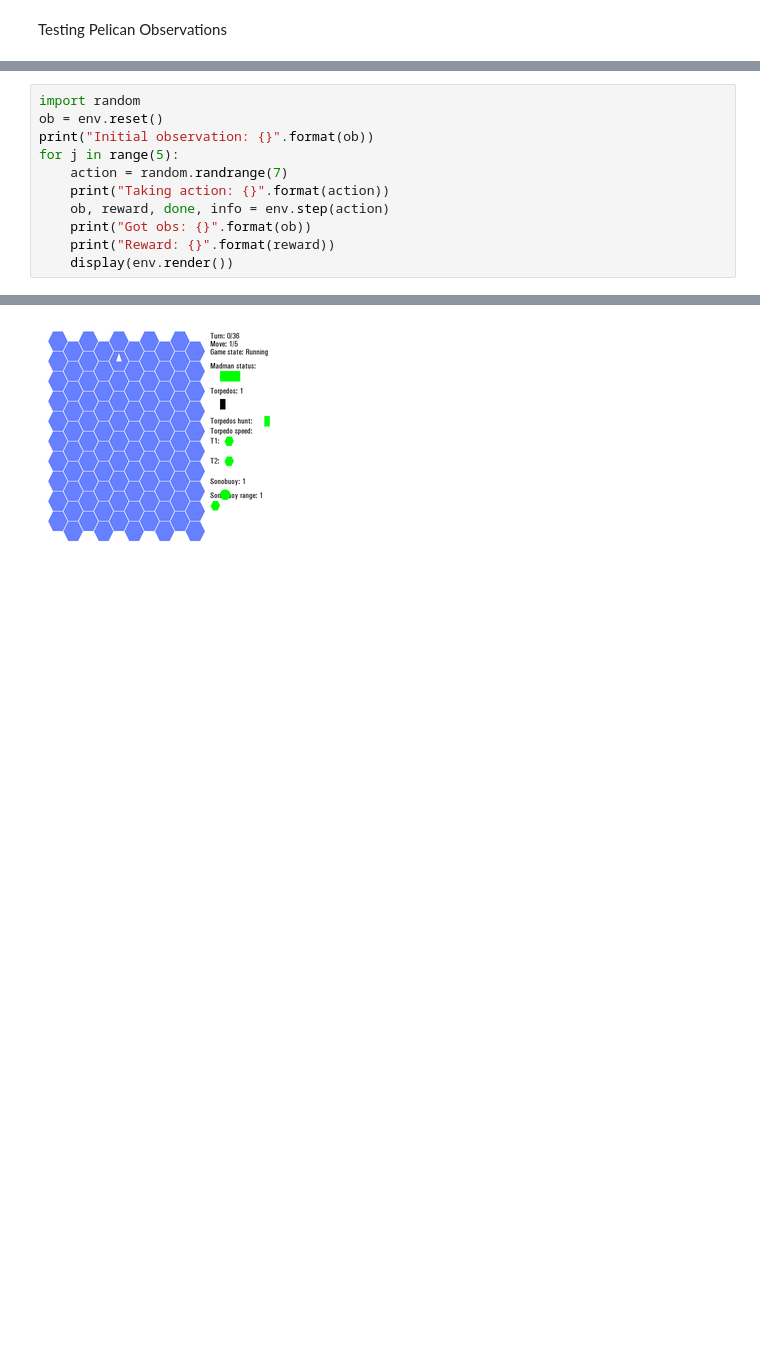
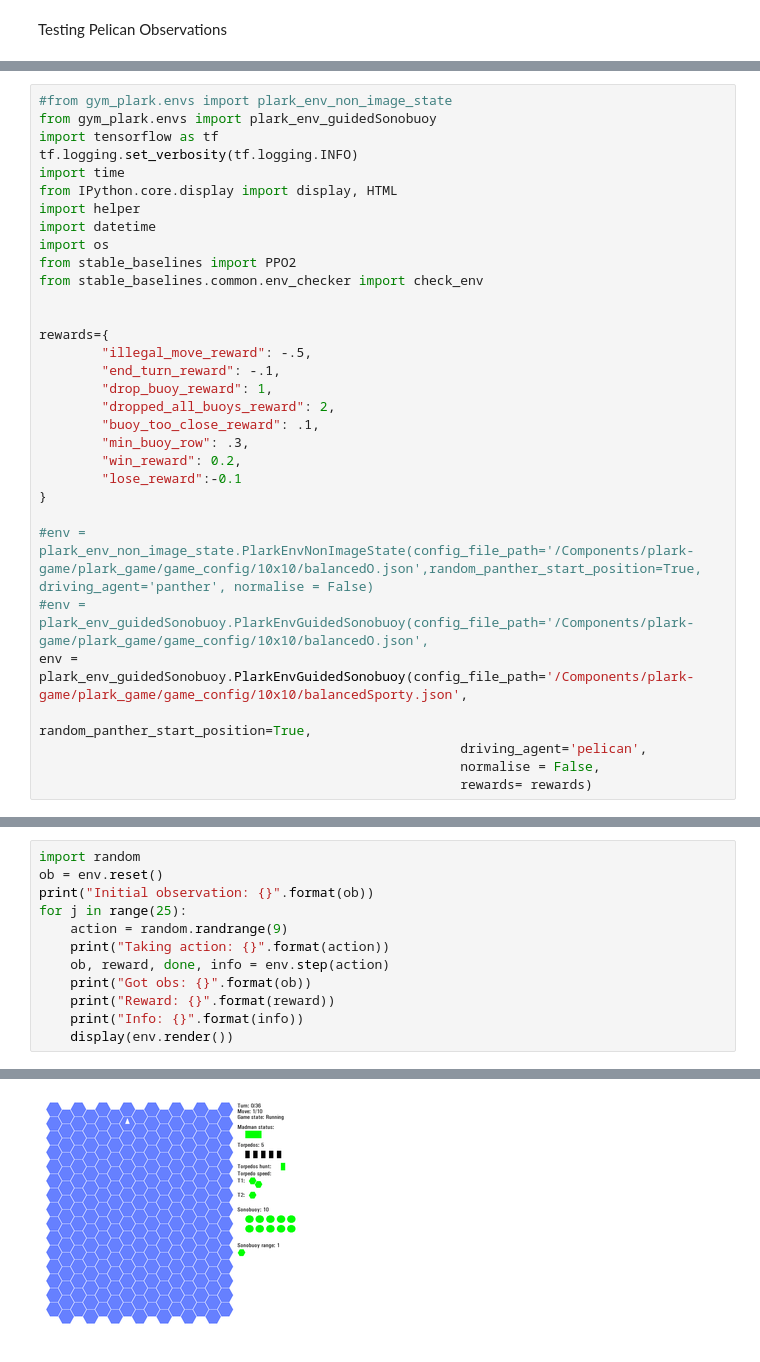
Before and after one commit to oruburos/plark_ai_public, a Jupyter notebook: Components/agent-training/agent_training/TestPelicanObservations.ipynb, the cells around one changed output, grey strips where cells are left out. Drawn from its saved outputs; the diff is of its cells as text; blank space fills up the shorter version.

```diff
--- a/Components/agent-training/agent_training/TestPelicanObservations.ipynb
+++ b/Components/agent-training/agent_training/TestPelicanObservations.ipynb
@@ -16,0 +3,32 @@ current size obs_shape : 7
+# %%
+#from gym_plark.envs import plark_env_non_image_state
+from gym_plark.envs import plark_env_guidedSonobuoy
+import tensorflow as tf
+tf.logging.set_verbosity(tf.logging.INFO)
+import time
+from IPython.core.display import display, HTML
+import helper
+import datetime
+import os
+from stable_baselines import PPO2
+from stable_baselines.common.env_checker import check_env
+
+
+rewards={
+        "illegal_move_reward": -.5,
+        "end_turn_reward": -.1,
+        "drop_buoy_reward": 1,
+        "dropped_all_buoys_reward": 2,
+        "buoy_too_close_reward": .1,
+        "min_buoy_row": .3,
+        "win_reward": 0.2,
+        "lose_reward":-0.1
+}
+
+#env = plark_env_non_image_state.PlarkEnvNonImageState(config_file_path='/Components/plark-game/plark_game/game_config/10x10/balancedO.json',random_panther_start_position=True,  driving_agent='panther', normalise = False)
+#env = plark_env_guidedSonobuoy.PlarkEnvGuidedSonobuoy(config_file_path='/Components/plark-game/plark_game/game_config/10x10/balancedO.json',
+env = plark_env_guidedSonobuoy.PlarkEnvGuidedSonobuoy(config_file_path='/Components/plark-game/plark_game/game_config/10x10/balancedSporty.json',
+                                                      random_panther_start_position=True,
+                                                      driving_agent='pelican',
+                                                      normalise = False,
+                                                      rewards= rewards)
@@ -18,11 +56,12 @@ current size obs_shape : 7
 import random
 ob = env.reset()
 print("Initial observation: {}".format(ob))
-for j in range(5):
-    action = random.randrange(7)
+for j in range(25):
+    action = random.randrange(9)
     print("Taking action: {}".format(action))
     ob, reward, done, info = env.step(action)
     print("Got obs: {}".format(ob))
     print("Reward: {}".format(reward))
+    print("Info: {}".format(info))
     display(env.render())
 # %% [output]
@@ -45 +87 @@ Reward: 0
-[figure, old version]
+[figure, new version]
```
Also changed, not shown: parts of 14 cells of this notebook, 9 other files.
